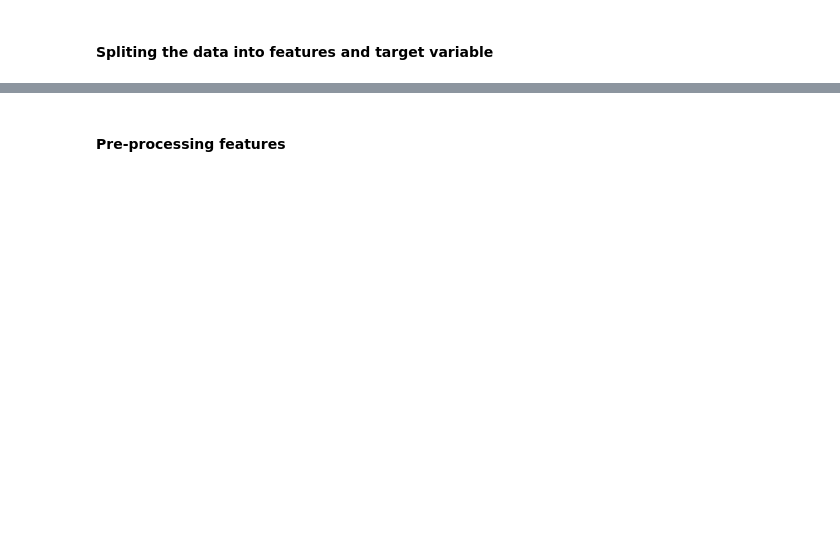
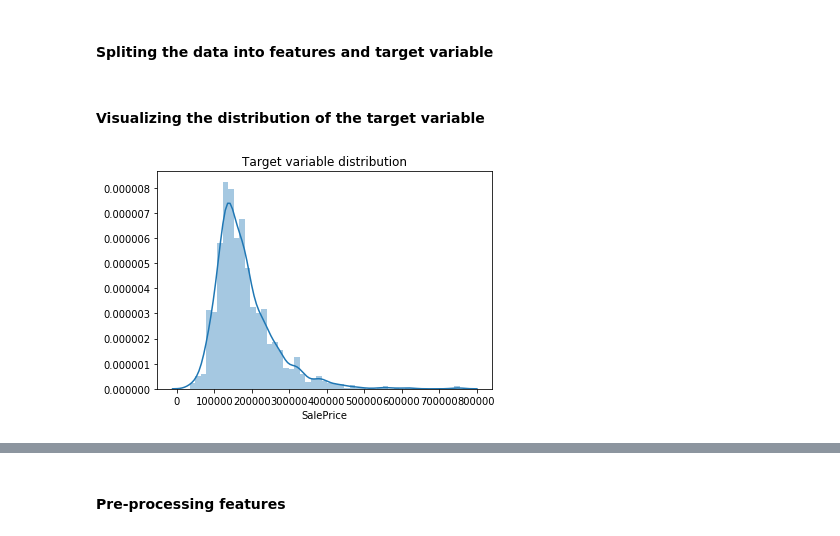
Before and after one commit to yuri-motta/house_pricing, a Jupyter notebook: regression.ipynb, the cells around one changed output, grey strips where cells are left out. Cells and saved outputs as stored; diff of their text form; code cells hidden in the pictures; blank space fills up the shorter version.

```diff
--- a/regression.ipynb
+++ b/regression.ipynb
@@ -84,3 +83,14 @@ display(data.describe())
 # %%
 features = data.drop(columns=['Id', 'SalePrice'])
 sale_price = data['SalePrice']
+# %% [markdown]
+#### Visualizing the distribution of the target variable
+# %%
+import seaborn as sns
+import matplotlib.pyplot as plt
+
+sns.distplot(sale_price)
+plt.title("Target variable distribution")
+plt.show()
+# %% [output]
+[figure, added]
```
Also changed, not shown: parts of 66 cells of this notebook, 1 other file.
